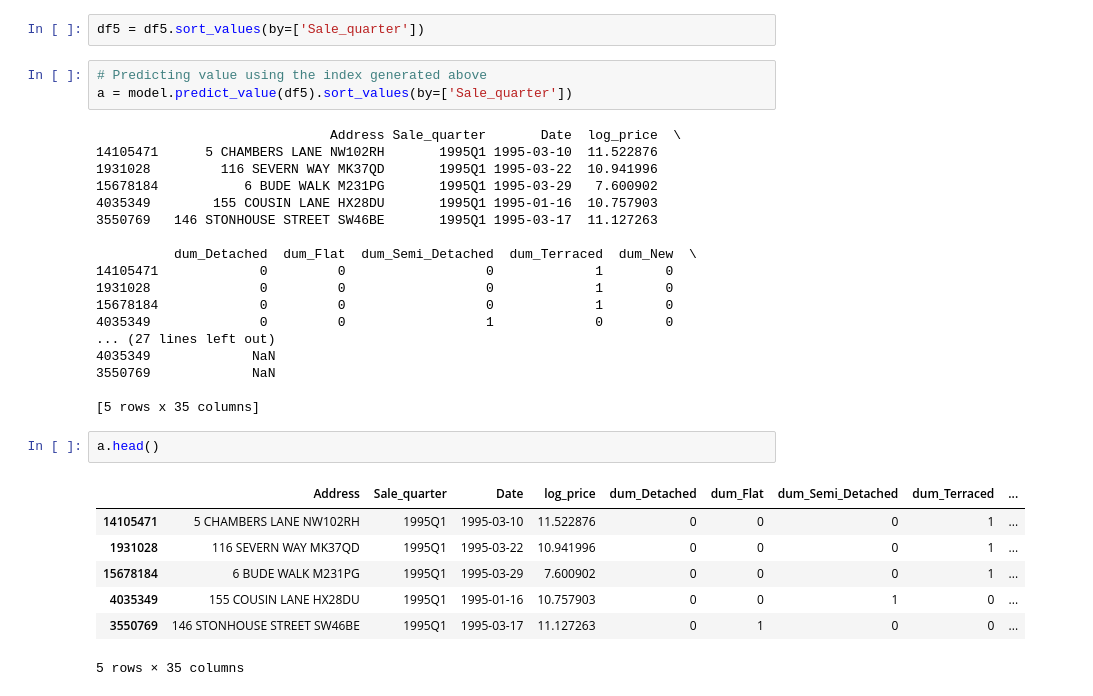
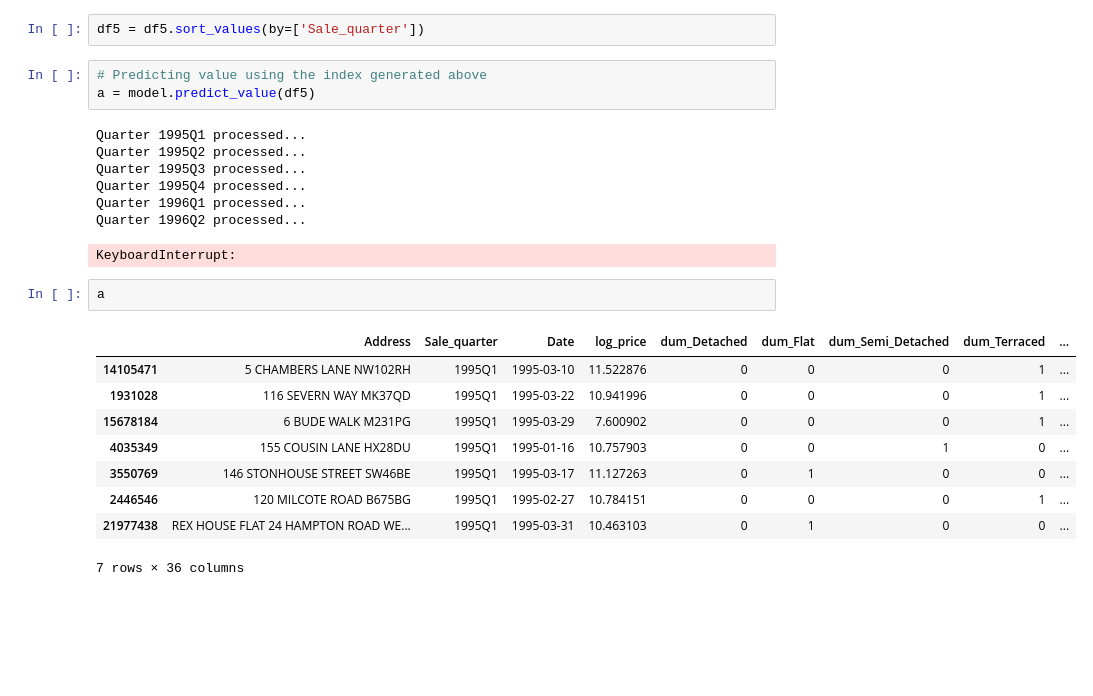
Before and after one commit to Cemlyn/UK-Housing-Market, a Jupyter notebook: House_Price_Index.ipynb, the cells around one changed output. Cells and saved outputs as stored; diff of their text form; blank space fills up the shorter version.

```diff
--- a/House_Price_Index.ipynb
+++ b/House_Price_Index.ipynb
@@ -487,32 +503,24 @@ df5 = df4[df4.groupby('Address').cumcount()>1]
 df5 = df5.sort_values(by=['Sale_quarter'])
 # %%
 # Predicting value using the index generated above
-a = model.predict_value(df5).sort_values(by=['Sale_quarter'])
+a = model.predict_value(df5)
 # %% [output]
-                              Address Sale_quarter       Date  log_price  \
-14105471      5 CHAMBERS LANE NW102RH       1995Q1 1995-03-10  11.522876
-1931028         116 SEVERN WAY MK37QD       1995Q1 1995-03-22  10.941996
-15678184           6 BUDE WALK M231PG       1995Q1 1995-03-29   7.600902
-4035349        155 COUSIN LANE HX28DU       1995Q1 1995-01-16  10.757903
-3550769   146 STONHOUSE STREET SW46BE       1995Q1 1995-03-17  11.127263
-
-          dum_Detached  dum_Flat  dum_Semi_Detached  dum_Terraced  dum_New  \
-14105471             0         0                  0             1        0
-1931028              0         0                  0             1        0
-15678184             0         0                  0             1        0
-4035349              0         0                  1             0        0
-... (27 lines left out)
-4035349             NaN
-3550769             NaN
-
-[5 rows x 35 columns]
+Quarter 1995Q1 processed...
+Quarter 1995Q2 processed...
+Quarter 1995Q3 processed...
+Quarter 1995Q4 processed...
+Quarter 1996Q1 processed...
+Quarter 1996Q2 processed...
+KeyboardInterrupt:
 # %%
-a.head()
+a
 # %% [output]
 |  | Address | Sale_quarter | Date | log_price | dum_Detached | dum_Flat | dum_Semi_Detached | dum_Terraced | ... |
 | 14105471 | 5 CHAMBERS LANE NW102RH | 1995Q1 | 1995-03-10 | 11.522876 | 0 | 0 | 0 | 1 | ... |
 | 1931028 | 116 SEVERN WAY MK37QD | 1995Q1 | 1995-03-22 | 10.941996 | 0 | 0 | 0 | 1 | ... |
 | 15678184 | 6 BUDE WALK M231PG | 1995Q1 | 1995-03-29 | 7.600902 | 0 | 0 | 0 | 1 | ... |
 | 4035349 | 155 COUSIN LANE HX28DU | 1995Q1 | 1995-01-16 | 10.757903 | 0 | 0 | 1 | 0 | ... |
 | 3550769 | 146 STONHOUSE STREET SW46BE | 1995Q1 | 1995-03-17 | 11.127263 | 0 | 1 | 0 | 0 | ... |
+| 2446546 | 120 MILCOTE ROAD B675BG | 1995Q1 | 1995-02-27 | 10.784151 | 0 | 0 | 0 | 1 | ... |
+| 21977438 | REX HOUSE FLAT 24 HAMPTON ROAD WE... | 1995Q1 | 1995-03-31 | 10.463103 | 0 | 1 | 0 | 0 | ... |
-5 rows × 35 columns
+7 rows × 36 columns
```
Also changed, not shown: parts of 1 cell of this notebook.
